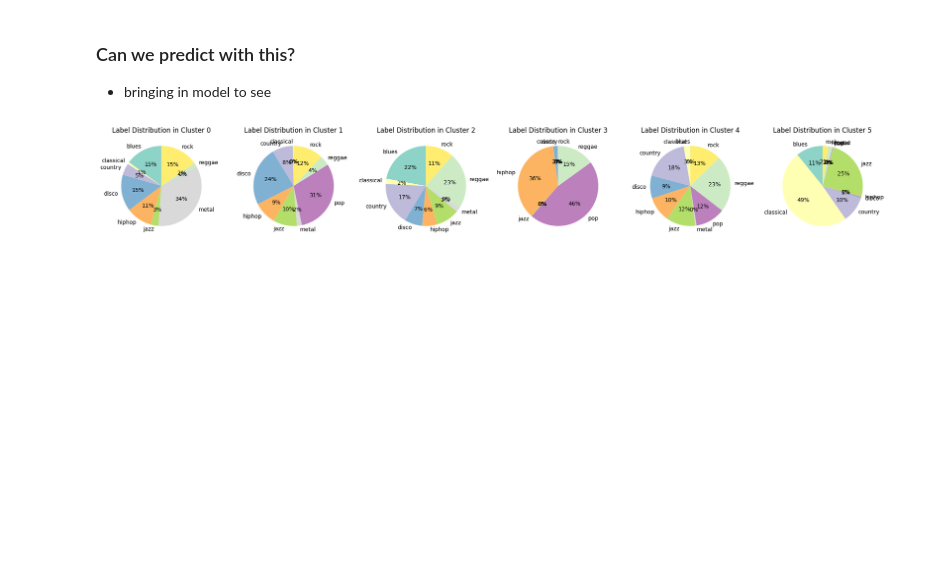
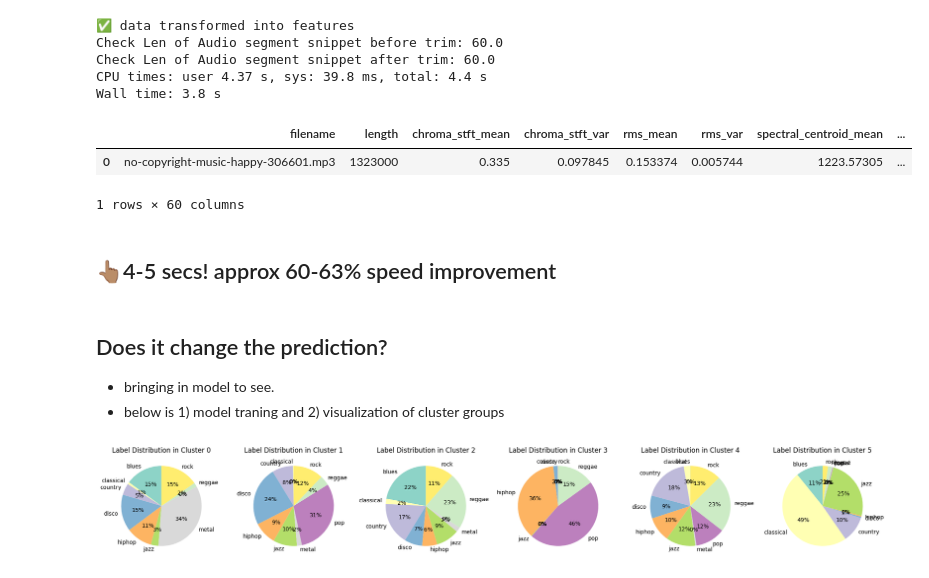
Before and after one commit to zmokhtari89/k_means_klang, a Jupyter notebook: notebooks/librosa/test to speed up librosa feature extraction. .ipynb, the cells around one changed output. Cells and saved outputs as stored; diff of their text form; code cells hidden in the pictures; blank space fills up the shorter version.

```diff
--- a/notebooks/librosa/test to speed up librosa feature extraction. .ipynb
+++ b/notebooks/librosa/test to speed up librosa feature extraction. .ipynb
@@ -272,7 +155,7 @@ Wall time: 9.62 s
 # %%
 import librosa
 
-def load_and_segment_audio(file_path, segment_duration=30):
+def load_and_segment_audio(file_path, segment_duration=75):
     """
     Load an audio file and if its duration is at least `segment_duration` seconds,
     extract a segment of length `segment_duration` centered in the middle of the file.
@@ -280,7 +163,7 @@ def load_and_segment_audio(file_path, segment_duration=30):
 
     Parameters:
         file_path (str): Path to the audio file.
-        segment_duration (int, optional): Desired segment length in seconds. Default is 30.
+        segment_duration (int, optional): Desired segment length in seconds. Default is 60.
 
     Returns:
         y_segment (np.array): The processed audio segment.
@@ -316,7 +199,3 @@ def load_and_segment_audio(file_path, segment_duration=30):
         y_segment = y
 
     return y_segment, sr
-
-# Example usage:
-file_path = 'path/to/your_audio_file.wav'
-audio_segment, sr = load_and_segment_audio(file_path)
@@ -323,7 +305,24 @@ audio_segment, sr = load_and_segment_audio(file_path)
+# %%
+%%time
+#implement librosa feature extraction on new data
+X_features_snippet = pd.DataFrame([extract_features(audio_segment)])
+X_features_snippet
+# %% [output]
+✅ data transformed into features
+Check Len of Audio segment snippet before trim: 60.0
+Check Len of Audio segment snippet after trim: 60.0
+CPU times: user 4.37 s, sys: 39.8 ms, total: 4.4 s
+Wall time: 3.8 s
+|  | filename | length | chroma_stft_mean | chroma_stft_var | rms_mean | rms_var | spectral_centroid_mean | ... |
+| 0 | no-copyright-music-happy-306601.mp3 | 1323000 | 0.335 | 0.097845 | 0.153374 | 0.005744 | 1223.57305 | ... |
+1 rows × 60 columns
+# %% [markdown]
+## 👆🏽4-5 secs!  approx 60-63% speed improvement
 # %% [markdown]
-### Can we predict with this?
+## Does it change the prediction?
 
-- bringing in model to see
+- bringing in model to see.
+- below is 1) model traning and 2) visualization of cluster groups
 # %%
 #Model
 df = pd.read_csv("../../raw_data/Data/features_3_sec.csv")
```
Also changed, not shown: parts of 19 cells of this notebook.
